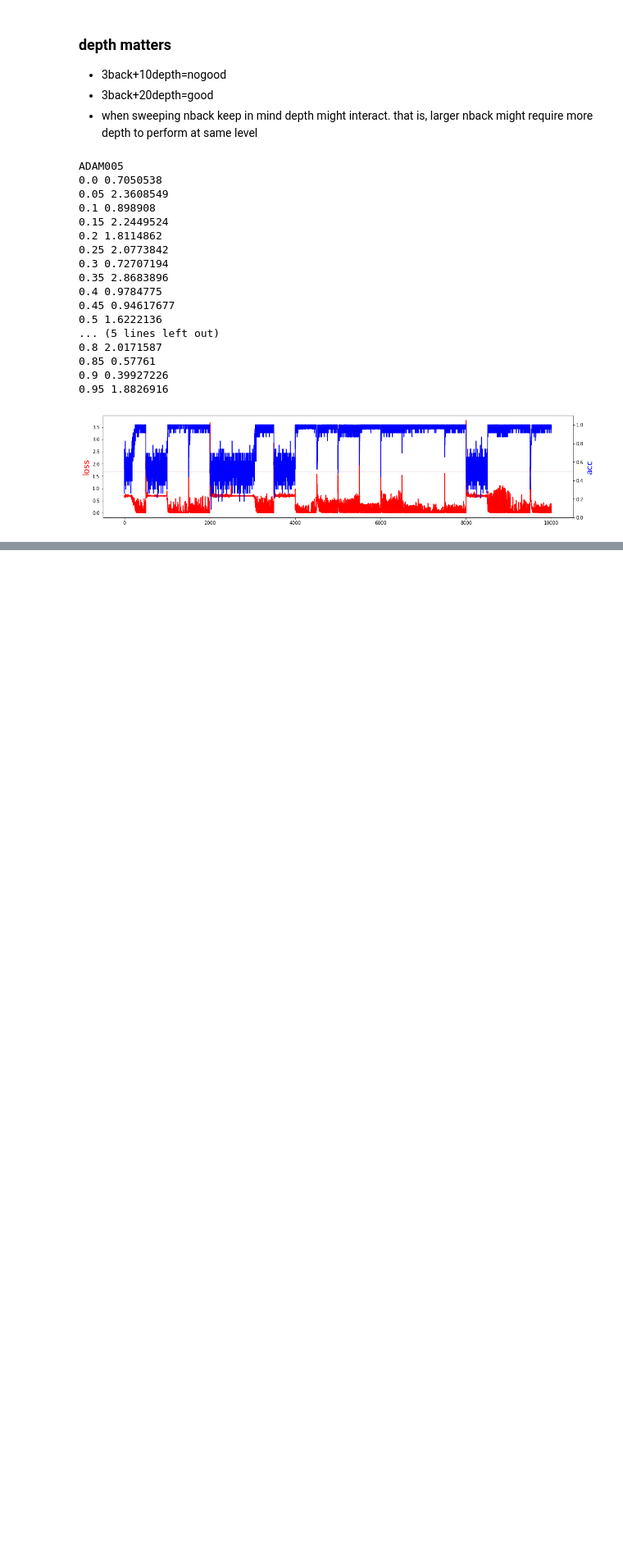
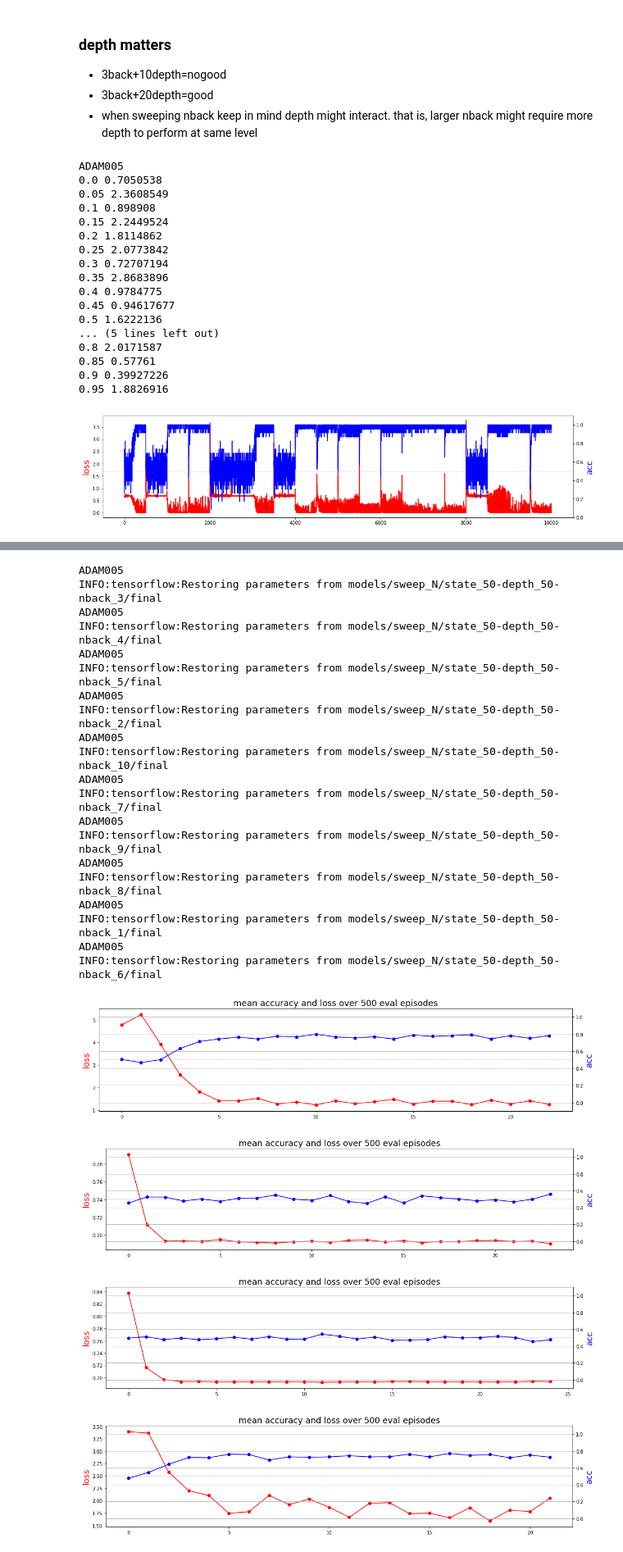
Before and after one commit to andrebeu/epm, a Jupyter notebook: nback.ipynb, the cells around one changed output, grey strips where cells are left out. Shown: that part at 82% size. Drawn from its saved outputs; the diff is of its cells as text; code cells hidden in the pictures; blank space fills up the shorter version.

Commit message:
sweepN-manynets

```diff
--- a/nback.ipynb
+++ b/nback.ipynb
@@ -45,11 +48,7 @@ ADAM005
 0.95 1.8826916
 [figure]
 # %%
-eval_loss,eval_acc = trainer.eval_loop(300)
-mean_evalloss = np.mean(eval_loss,0)
-mean_evalacc = np.mean(eval_acc,0)
-
-def plt_loss_acc(plt_loss,plt_acc):
+def plt_loss_acc(plt_loss,plt_acc,scatter=False):
   plt.figure(figsize=(18,4))
   ax1 = plt.gca()
   ax1.plot(plt_loss,c='r')
@@ -57,7 +56,8 @@ def plt_loss_acc(plt_loss,plt_acc):
   ax2 = ax1.twinx()
   ax2.plot(plt_acc,c='b')
   ax2.set_ylabel('acc',color='b',fontsize=18)
-  ax2.set_ylim(0,1.1)
+  ax2.set_ylim(-.1,1.1)
   ax2.axhline(0.5,c='purple',ls='--',lw=.5)
-
-plt_loss_acc(mean_evalloss,mean_evalacc)
+  if scatter:
+    ax1.scatter(np.arange(0,len(plt_loss)),plt_loss,c='r')
+    ax2.scatter(np.arange(0,len(plt_acc)),plt_acc,c='b')
@@ -65,0 +66,46 @@ plt_loss_acc(mean_evalloss,mean_evalacc)
+# %%
+mdirL = glob('models/sweep_N/st*')
+fpath = mdirL[0]
+# %%
+for fpath in mdirL:
+  # load model
+  nback = int(fpath.split('-')[-1].split('_')[-1])
+  fpath += '/final'
+  stsize = 50
+  depth = 20
+  ML = MetaLearner(stsize,depth,nback)
+  ML.saver_op.restore(ML.sess,fpath)
+  # plt and save fig
+  trainer = Trainer(ML)
+  eval_loss,eval_acc = trainer.eval_loop(500)
+  Mloss = np.mean(eval_loss,0)
+  Macc = np.mean(eval_acc,0)
+  plt_loss_acc(Mloss,Macc,scatter=True)
+  plt.grid()
+  plt.title('mean accuracy and loss over 500 eval episodes',fontsize=18)
+  plt.savefig('figures/sweep_N/st50-depth50_nback_%i'%(nback))
+# %% [output]
+ADAM005
+INFO:tensorflow:Restoring parameters from models/sweep_N/state_50-depth_50-nback_3/final
+ADAM005
+INFO:tensorflow:Restoring parameters from models/sweep_N/state_50-depth_50-nback_4/final
+ADAM005
+INFO:tensorflow:Restoring parameters from models/sweep_N/state_50-depth_50-nback_5/final
+ADAM005
+INFO:tensorflow:Restoring parameters from models/sweep_N/state_50-depth_50-nback_2/final
+ADAM005
+INFO:tensorflow:Restoring parameters from models/sweep_N/state_50-depth_50-nback_10/final
+ADAM005
+INFO:tensorflow:Restoring parameters from models/sweep_N/state_50-depth_50-nback_7/final
+ADAM005
+INFO:tensorflow:Restoring parameters from models/sweep_N/state_50-depth_50-nback_9/final
+ADAM005
+INFO:tensorflow:Restoring parameters from models/sweep_N/state_50-depth_50-nback_8/final
+ADAM005
+INFO:tensorflow:Restoring parameters from models/sweep_N/state_50-depth_50-nback_1/final
+ADAM005
+INFO:tensorflow:Restoring parameters from models/sweep_N/state_50-depth_50-nback_6/final
+[figure, added]
+[figure, added]
+[figure, added]
+[figure, added]
```
Also changed, not shown: parts of 5 cells of this notebook, 13 other files.
